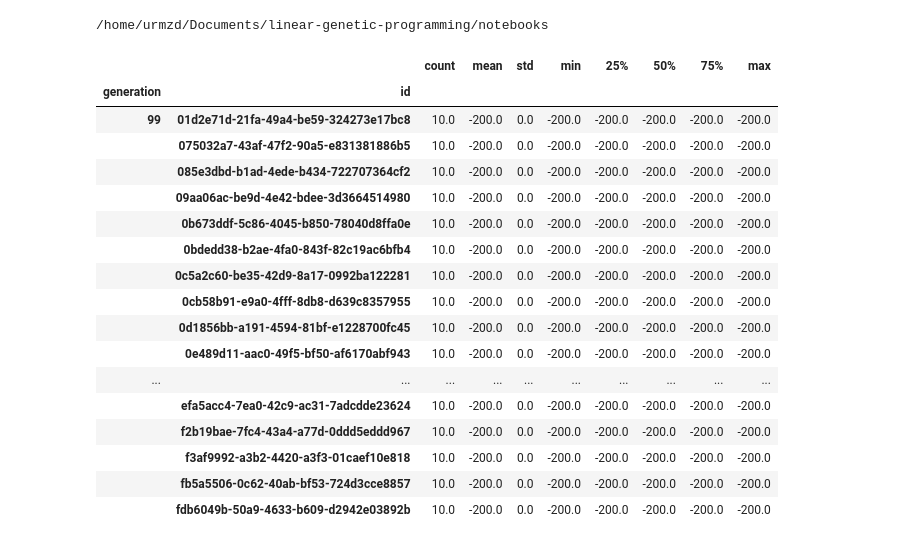
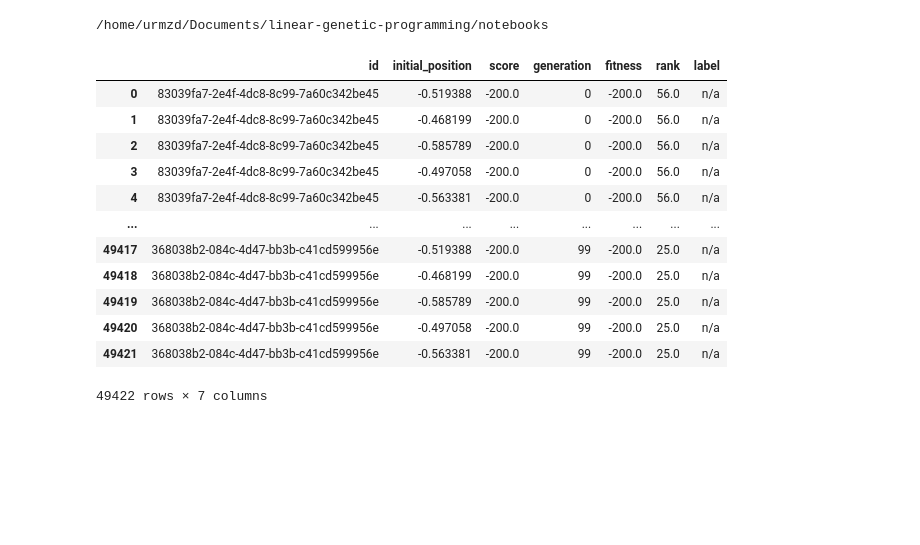
Before and after one commit to urmzd/linear-gp, a Jupyter notebook: notebooks/plots.ipynb, the cells around one changed output. Saved outputs shown, nothing was run; the diff lists cells and outputs as text; code cells hidden in the pictures; blank space fills up the shorter version.

```diff
--- a/notebooks/plots.ipynb
+++ b/notebooks/plots.ipynb
@@ -45,7 +45,10 @@ def get_data_from_logs(log_file_path):
                 programs = {}
                 continue
             else:
-                program_entry = json.loads(line)
+                try:
+                    program_entry = json.loads(line)
+                except Exception:
+                    continue
                 id = program_entry["id"]
 
                 programs.setdefault(id, [])
@@ -85,50 +88,77 @@ def convert_logs_to_dataframe(generations):
 
     bins = np.linspace(-0.4, -0.6)
 
     score_state_pairs = []
 
     data = []
 
     for generation_idx in range(len(generations)):
 
         # str, [{score, intial_state, q_table}]
         for id, program_entries in generations[generation_idx].items():
             for entry in program_entries:
                 data.append({
                     "id": id,
+                    "initial_position": entry["initial_state"][0],
                     "score": entry["score"],
                     "generation": generation_idx
                 })
 
     return pd.DataFrame.from_records(data)
 
 
 # df.groupby(["generation"])["fitness"].rank("max")
 
 
 df = convert_logs_to_dataframe(logs)
 
-# TODO: set fitness
+# Set fitness.
 df["fitness"] = df.groupby(["generation", "id"])["score"].transform("median")
 
+# we need to do a few things.
+# group each generation
+# group each set of program entries within the generation (subgroup)
+# for each subgroup, assigned a rank based relative to other medians within that group
+
+rank_labels = {
+    "best": "best",
+    "worst": "worst",
+    "other": "n/a",
+    "median": "median"
+}
+
 # TODO: create rankings using fitness
-df.groupby(["generation", "id"])["fitness"].describe().query("count > 5")
+df.query("fitness != -200")
+
+def rank_generation(group):
+    ranks = group.groupby("id")["score"].agg("median").rank(method="first")
+
+    max_rank = ranks.max()
+    median_rank = ranks.median()
+
+    # label individuals with "best", "worst", "median", or "N/A" based on ranking
+    labels = ranks.map(lambda x: rank_labels["worst"] if x == 1 else rank_labels["median"] if x == median_rank else rank_labels["best"] if x == max_rank else rank_labels["other"])
+
+    rank_with_labels = pd.DataFrame({"rank": ranks, "label": labels})
+
+    return rank_with_labels
+
+
+ranked_labels = df.groupby(["generation"]).apply(rank_generation)
+
+df = df.join(ranked_labels, on=["generation", "id"])
+df
 # %% [output]
-|  |  | count | mean | std | min | 25% | 50% | 75% | max |
-| generation | id |  |  |  |  |  |  |  |  |
-| 99 | 01d2e71d-21fa-49a4-be59-324273e17bc8 | 10.0 | -200.0 | 0.0 | -200.0 | -200.0 | -200.0 | -200.0 | -200.0 |
-|  | 075032a7-43af-47f2-90a5-e831381886b5 | 10.0 | -200.0 | 0.0 | -200.0 | -200.0 | -200.0 | -200.0 | -200.0 |
-|  | 085e3dbd-b1ad-4ede-b434-722707364cf2 | 10.0 | -200.0 | 0.0 | -200.0 | -200.0 | -200.0 | -200.0 | -200.0 |
-|  | 09aa06ac-be9d-4e42-bdee-3d3664514980 | 10.0 | -200.0 | 0.0 | -200.0 | -200.0 | -200.0 | -200.0 | -200.0 |
-|  | 0b673ddf-5c86-4045-b850-78040d8ffa0e | 10.0 | -200.0 | 0.0 | -200.0 | -200.0 | -200.0 | -200.0 | -200.0 |
-|  | 0bdedd38-b2ae-4fa0-843f-82c19ac6bfb4 | 10.0 | -200.0 | 0.0 | -200.0 | -200.0 | -200.0 | -200.0 | -200.0 |
-|  | 0c5a2c60-be35-42d9-8a17-0992ba122281 | 10.0 | -200.0 | 0.0 | -200.0 | -200.0 | -200.0 | -200.0 | -200.0 |
-|  | 0cb58b91-e9a0-4fff-8db8-d639c8357955 | 10.0 | -200.0 | 0.0 | -200.0 | -200.0 | -200.0 | -200.0 | -200.0 |
-|  | 0d1856bb-a191-4594-81bf-e1228700fc45 | 10.0 | -200.0 | 0.0 | -200.0 | -200.0 | -200.0 | -200.0 | -200.0 |
-|  | 0e489d11-aac0-49f5-bf50-af6170abf943 | 10.0 | -200.0 | 0.0 | -200.0 | -200.0 | -200.0 | -200.0 | -200.0 |
-| ... | ... | ... | ... | ... | ... | ... | ... | ... | ... |
-|  | efa5acc4-7ea0-42c9-ac31-7adcdde23624 | 10.0 | -200.0 | 0.0 | -200.0 | -200.0 | -200.0 | -200.0 | -200.0 |
-|  | f2b19bae-7fc4-43a4-a77d-0ddd5eddd967 | 10.0 | -200.0 | 0.0 | -200.0 | -200.0 | -200.0 | -200.0 | -200.0 |
-|  | f3af9992-a3b2-4420-a3f3-01caef10e818 | 10.0 | -200.0 | 0.0 | -200.0 | -200.0 | -200.0 | -200.0 | -200.0 |
-|  | fb5a5506-0c62-40ab-bf53-724d3cce8857 | 10.0 | -200.0 | 0.0 | -200.0 | -200.0 | -200.0 | -200.0 | -200.0 |
-|  | fdb6049b-50a9-4633-b609-d2942e03892b | 10.0 | -200.0 | 0.0 | -200.0 | -200.0 | -200.0 | -200.0 | -200.0 |
+|  | id | initial_position | score | generation | fitness | rank | label |
+| 0 | 83039fa7-2e4f-4dc8-8c99-7a60c342be45 | -0.519388 | -200.0 | 0 | -200.0 | 56.0 | n/a |
+| 1 | 83039fa7-2e4f-4dc8-8c99-7a60c342be45 | -0.468199 | -200.0 | 0 | -200.0 | 56.0 | n/a |
+| 2 | 83039fa7-2e4f-4dc8-8c99-7a60c342be45 | -0.585789 | -200.0 | 0 | -200.0 | 56.0 | n/a |
+| 3 | 83039fa7-2e4f-4dc8-8c99-7a60c342be45 | -0.497058 | -200.0 | 0 | -200.0 | 56.0 | n/a |
+| 4 | 83039fa7-2e4f-4dc8-8c99-7a60c342be45 | -0.563381 | -200.0 | 0 | -200.0 | 56.0 | n/a |
+| ... | ... | ... | ... | ... | ... | ... | ... |
+| 49417 | 368038b2-084c-4d47-bb3b-c41cd599956e | -0.519388 | -200.0 | 99 | -200.0 | 25.0 | n/a |
+| 49418 | 368038b2-084c-4d47-bb3b-c41cd599956e | -0.468199 | -200.0 | 99 | -200.0 | 25.0 | n/a |
+| 49419 | 368038b2-084c-4d47-bb3b-c41cd599956e | -0.585789 | -200.0 | 99 | -200.0 | 25.0 | n/a |
+| 49420 | 368038b2-084c-4d47-bb3b-c41cd599956e | -0.497058 | -200.0 | 99 | -200.0 | 25.0 | n/a |
+| 49421 | 368038b2-084c-4d47-bb3b-c41cd599956e | -0.563381 | -200.0 | 99 | -200.0 | 25.0 | n/a |
+49422 rows × 7 columns
```
Also changed, not shown: parts of 1 cell of this notebook, 3 other files.
